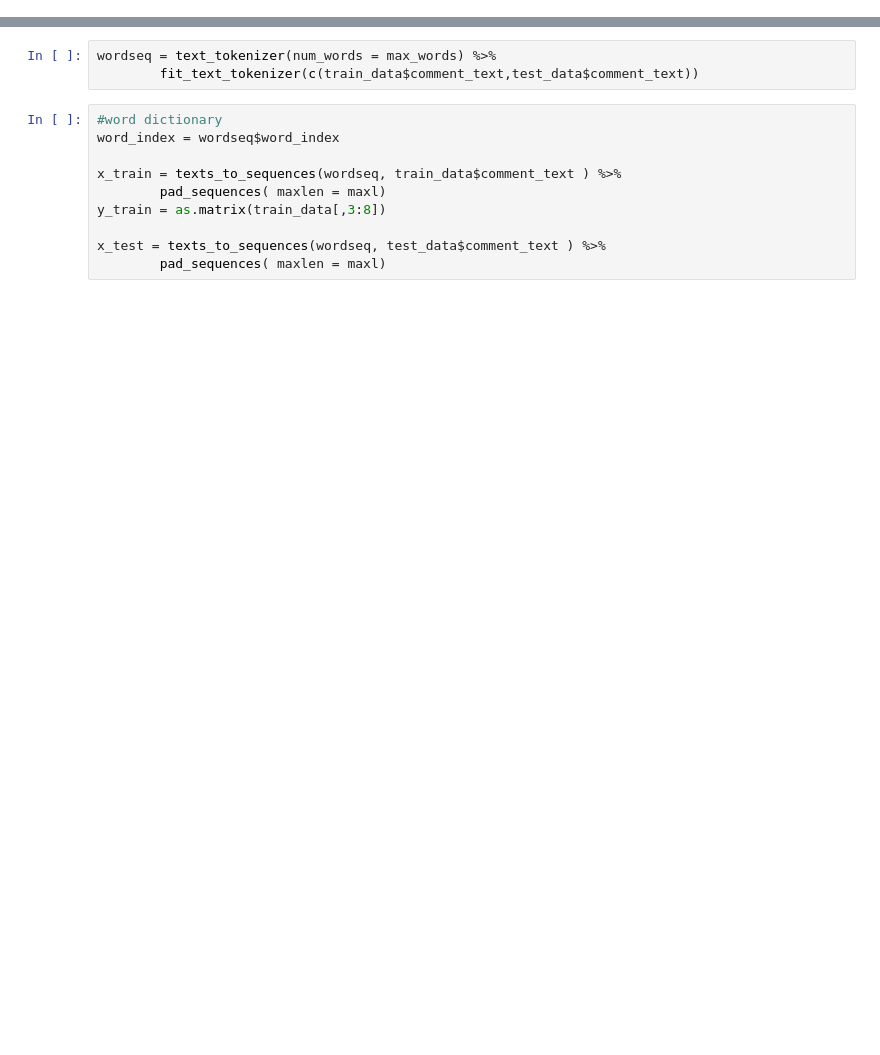
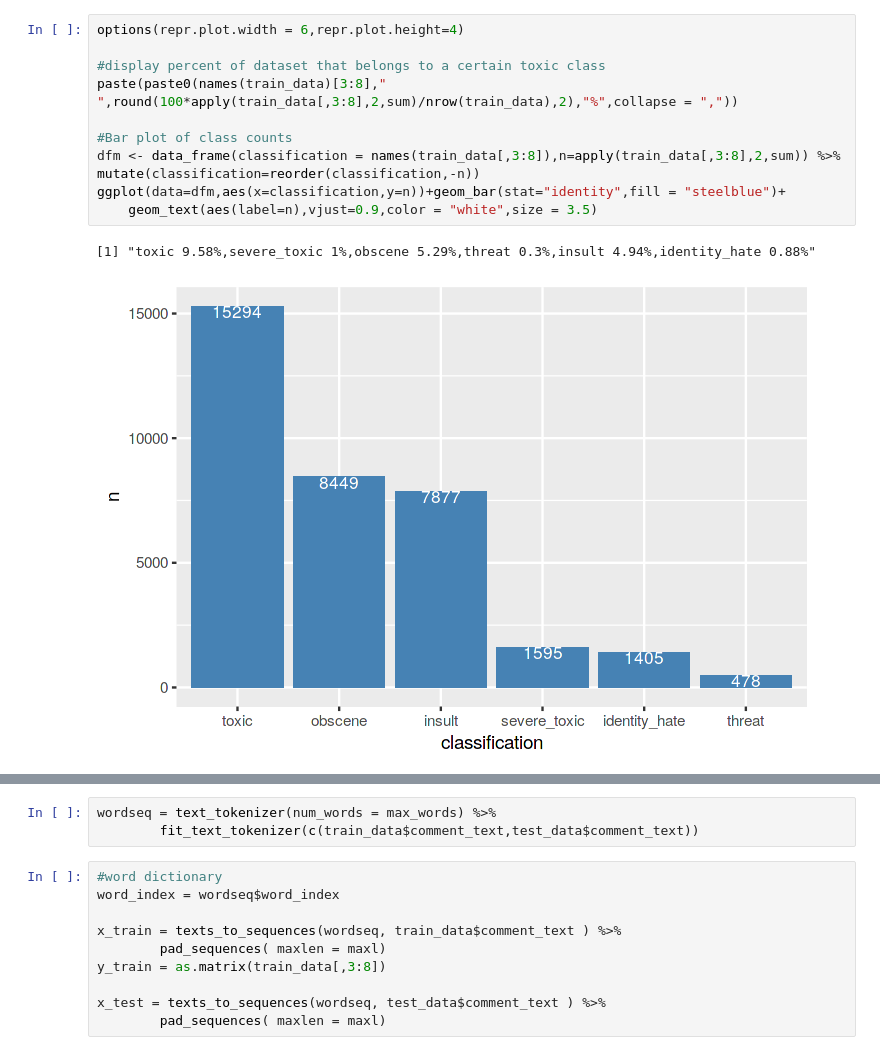
Before and after one commit to johnsmithm/toxic-comment-classification, a Jupyter notebook: notebook.ipynb, the cells around one changed output, grey strips where cells are left out. Saved outputs shown, nothing was run; the diff lists cells and outputs as text; blank space fills up the shorter version.

```diff
--- a/notebook.ipynb
+++ b/notebook.ipynb
@@ -32,0 +85,13 @@ maxl = 200
+# %%
+options(repr.plot.width = 6,repr.plot.height=4)
+
+#display percent of dataset that belongs to a certain toxic class
+paste(paste0(names(train_data)[3:8]," ",round(100*apply(train_data[,3:8],2,sum)/nrow(train_data),2),"%",collapse = ","))
+
+#Bar plot of class counts
+dfm <- data_frame(classification = names(train_data[,3:8]),n=apply(train_data[,3:8],2,sum)) %>% mutate(classification=reorder(classification,-n))
+ggplot(data=dfm,aes(x=classification,y=n))+geom_bar(stat="identity",fill = "steelblue")+
+    geom_text(aes(label=n),vjust=0.9,color = "white",size = 3.5)
+# %% [output]
+[1] "toxic 9.58%,severe_toxic 1%,obscene 5.29%,threat 0.3%,insult 4.94%,identity_hate 0.88%"
+[figure, added]
```
Also changed, not shown: parts of 23 cells of this notebook.
